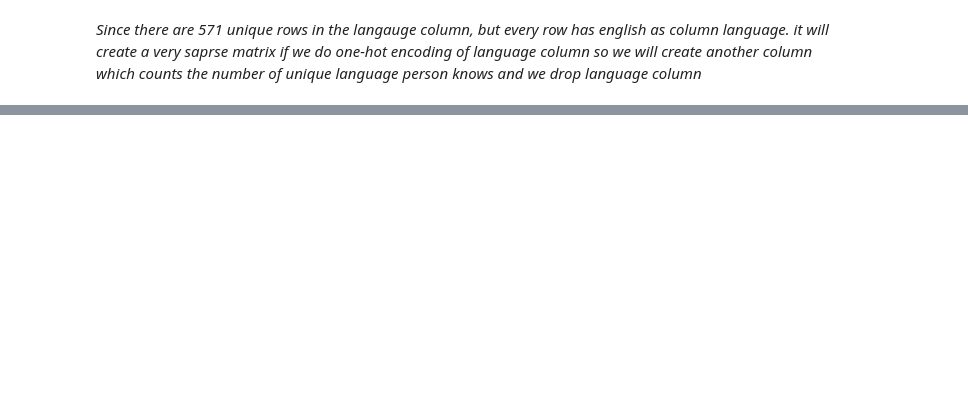
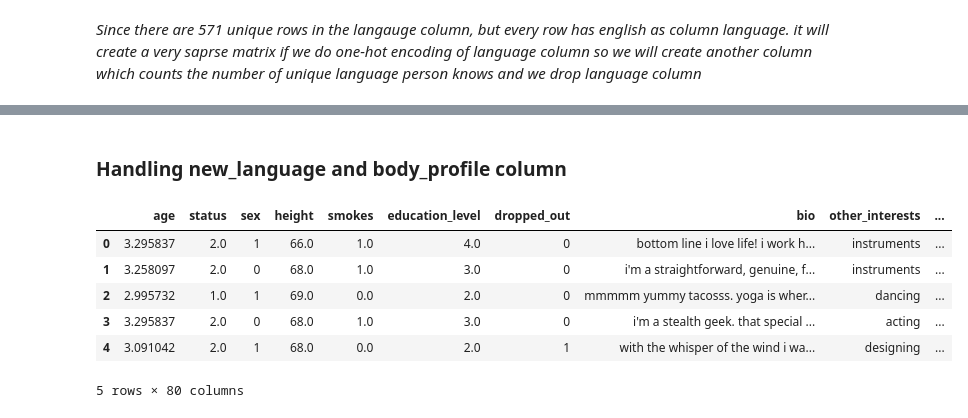
Before and after one commit to surya81/myproject, a Jupyter notebook: Tinder match making /Tinder match.ipynb, the cells around one changed output, grey strips where cells are left out. Drawn from its saved outputs; the diff is of its cells as text; code cells hidden in the pictures; blank space fills up the shorter version.

```diff
--- a/Tinder match making /Tinder match.ipynb
+++ b/Tinder match making /Tinder match.ipynb
@@ -282,0 +405,32 @@ tinder_df.drop(["contains_english"])
+# %%
+import category_encoders as ce
+# create an instance of BinaryEncoder
+bin_enc = ce.BinaryEncoder(cols=['pets'])
+
+# fit and transform the pet column
+pet_enc = bin_enc.fit_transform(tinder_df['pets'])
+
+# add the encoded columns to the original dataframe
+tinder_df = pd.concat([tinder_df, pet_enc], axis=1)
+
+tinder_df.drop("pets",axis=1,inplace = True)
+# %% [markdown]
+### Handling new_language and body_profile column
+# %%
+# create a new DataFrame with one-hot encoded job column
+new_languages_dummies = pd.get_dummies(tinder_df["new_languages"], prefix="language")
+
+# concatenate the new DataFrame with the original DataFrame
+tinder_df = pd.concat([tinder_df, new_languages_dummies], axis=1)
+
+# drop the original job column
+tinder_df.drop("new_languages", axis=1, inplace=True)
+# %%
+# create a new DataFrame with one-hot encoded job column
+body_profile_dummies = pd.get_dummies(tinder_df["body_profile"], prefix="profile")
+
+# concatenate the new DataFrame with the original DataFrame
+tinder_df = pd.concat([tinder_df, body_profile_dummies], axis=1)
+
+# drop the original job column
+tinder_df.drop("body_profile", axis=1, inplace=True)
@@ -282,0 +472,19 @@ tinder_df.drop(["contains_english"])
+# %%
+# create a new DataFrame with one-hot encoded job column
+interest_dummies = pd.get_dummies(tinder_df["interests"])
+
+# concatenate the new DataFrame with the original DataFrame
+tinder_df = pd.concat([tinder_df, interest_dummies], axis=1)
+
+# drop the original interest column
+tinder_df.drop("interests", axis=1, inplace=True)
+# %%
+tinder_df.head()
+# %% [output]
+|  | age | status | sex | height | smokes | education_level | dropped_out | bio | other_interests | ... |
+| 0 | 3.295837 | 2.0 | 1 | 66.0 | 1.0 | 4.0 | 0 | bottom line i love life! i work h... | instruments | ... |
+| 1 | 3.258097 | 2.0 | 0 | 68.0 | 1.0 | 3.0 | 0 | i'm a straightforward, genuine, f... | instruments | ... |
+| 2 | 2.995732 | 1.0 | 1 | 69.0 | 0.0 | 2.0 | 0 | mmmmm yummy tacosss. yoga is wher... | dancing | ... |
+| 3 | 3.295837 | 2.0 | 0 | 68.0 | 1.0 | 3.0 | 0 | i'm a stealth geek. that special ... | acting | ... |
+| 4 | 3.091042 | 2.0 | 1 | 68.0 | 0.0 | 2.0 | 1 | with the whisper of the wind i wa... | designing | ... |
+5 rows × 80 columns
```
Also changed, not shown: parts of 33 cells of this notebook, 1 other file.
